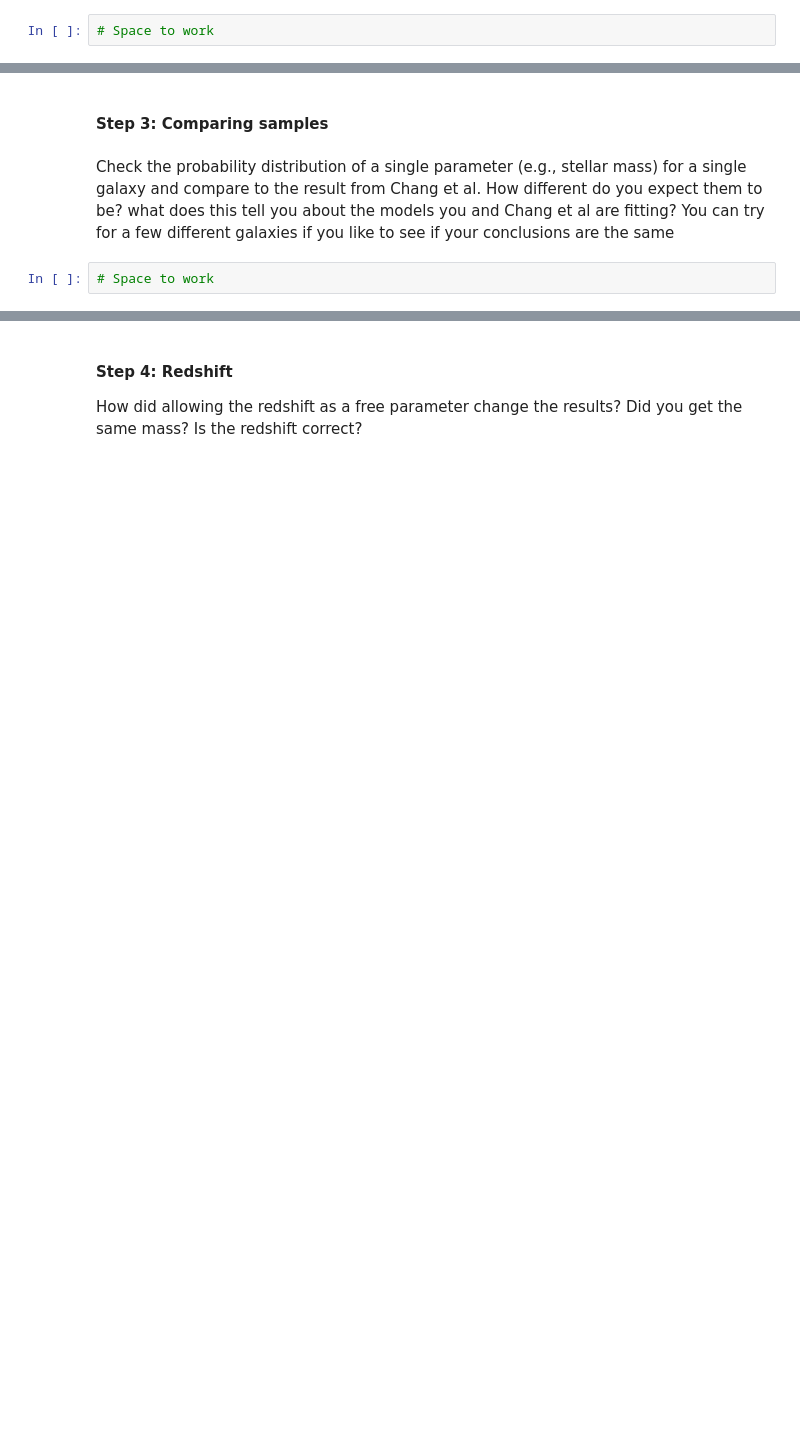
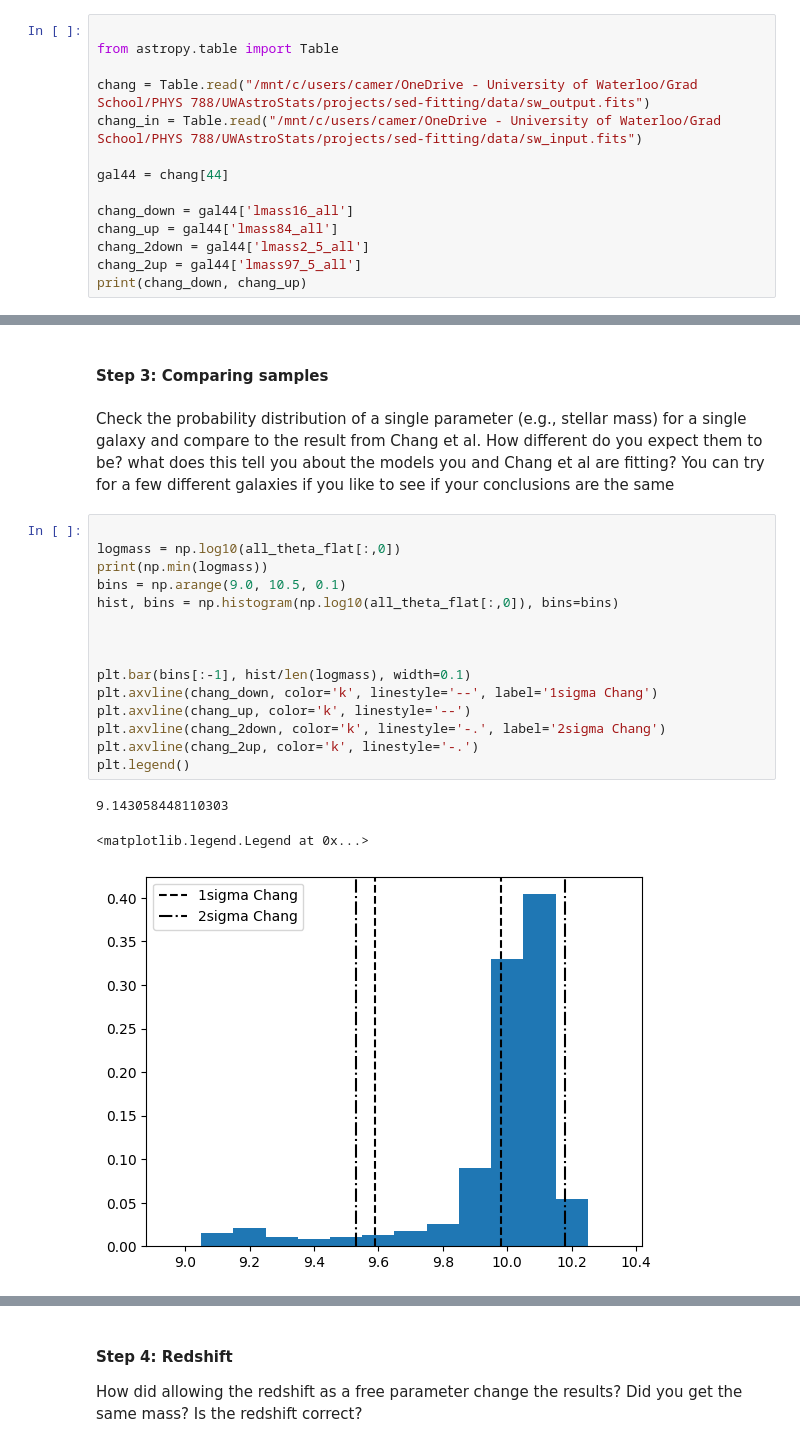
Before and after one commit to astro-nova/UWAstroStats, a Jupyter notebook: projects/sed-fitting/assignments/assignment1.ipynb, the cells around one changed output, grey strips where cells are left out. Cells and saved outputs as stored; diff of their text form; blank space fills up the shorter version.

```diff
--- a/projects/sed-fitting/assignments/assignment1.ipynb
+++ b/projects/sed-fitting/assignments/assignment1.ipynb
@@ -264,4 +404,16 @@ Are your results consistent with the fit from Chang et al.? (You can look up the
 
 How similar do we expect them to be?
 # %%
-# Space to work
+
+from astropy.table import Table
+
+chang = Table.read("/mnt/c/users/camer/OneDrive - University of Waterloo/Grad School/PHYS 788/UWAstroStats/projects/sed-fitting/data/sw_output.fits")
+chang_in = Table.read("/mnt/c/users/camer/OneDrive - University of Waterloo/Grad School/PHYS 788/UWAstroStats/projects/sed-fitting/data/sw_input.fits")
+
+gal44 = chang[44]
+
+chang_down = gal44['lmass16_all']
+chang_up = gal44['lmass84_all']
+chang_2down = gal44['lmass2_5_all']
+chang_2up = gal44['lmass97_5_all']
+print(chang_down, chang_up)
@@ -270,4 +426,21 @@ How similar do we expect them to be?
 # %% [markdown]
 Check the probability distribution of a single parameter (e.g., stellar mass) for a single galaxy and compare to the result from Chang et al. How different do you expect them to be? what does this tell you about the models you and Chang et al are fitting? You can try for a few different galaxies if you like to see if your conclusions are the same
 # %%
-# Space to work
+
+logmass = np.log10(all_theta_flat[:,0])
+print(np.min(logmass))
+bins = np.arange(9.0, 10.5, 0.1)
+hist, bins = np.histogram(np.log10(all_theta_flat[:,0]), bins=bins)
+
+
+
+plt.bar(bins[:-1], hist/len(logmass), width=0.1)
+plt.axvline(chang_down, color='k', linestyle='--', label='1sigma Chang')
+plt.axvline(chang_up, color='k', linestyle='--')
+plt.axvline(chang_2down, color='k', linestyle='-.', label='2sigma Chang')
+plt.axvline(chang_2up, color='k', linestyle='-.')
+plt.legend()
+# %% [output]
+9.143058448110303
+<matplotlib.legend.Legend at 0x...>
+[figure, added]
```
Also changed, not shown: parts of 36 cells of this notebook, 11 other files.
